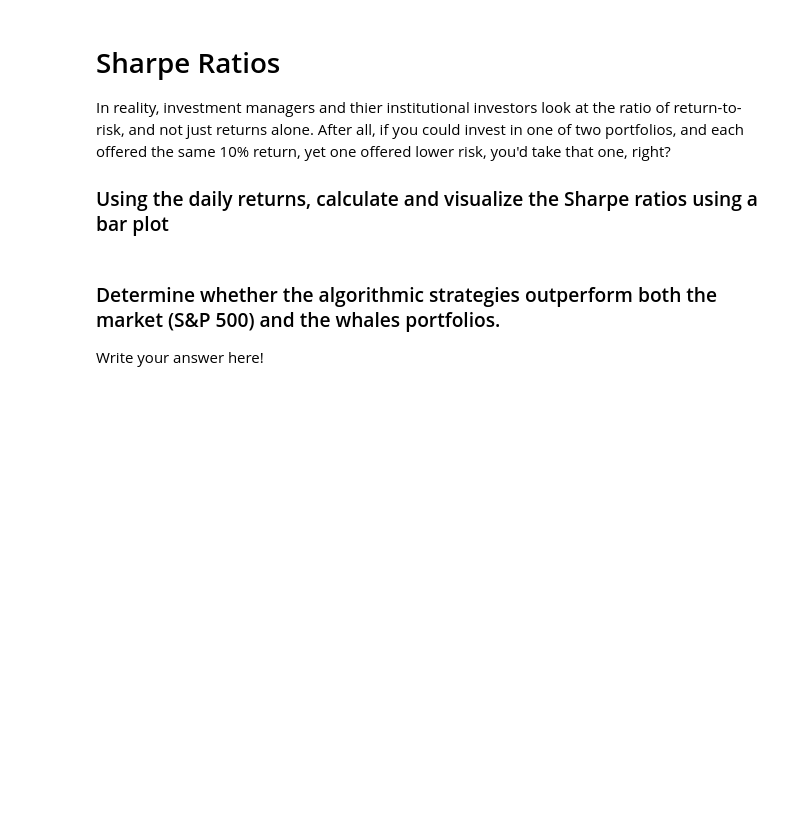
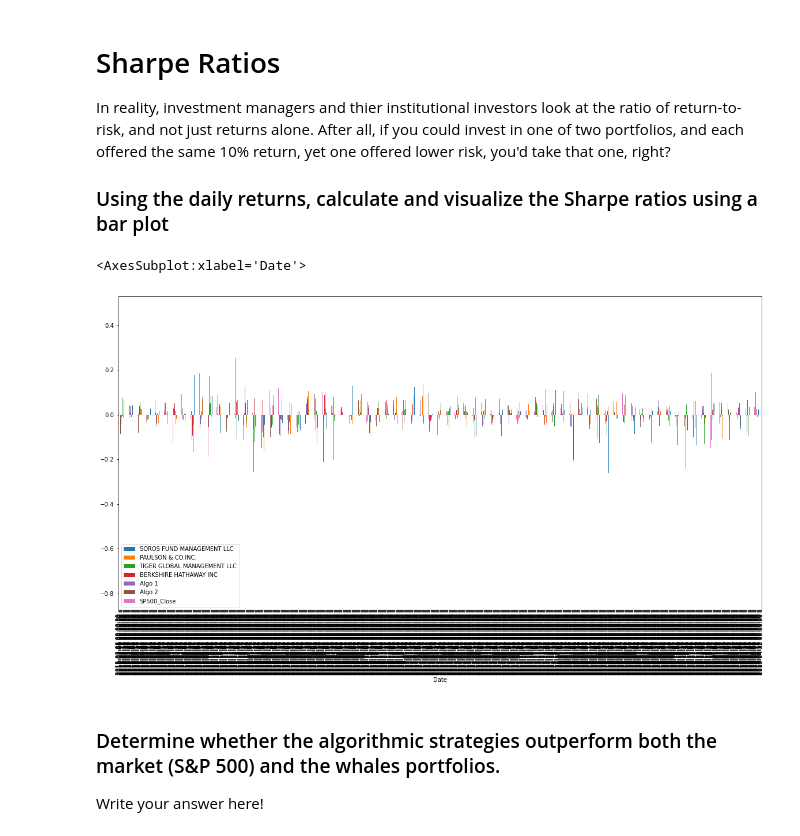
Before and after one commit to aquad789/HW3, a Jupyter notebook: whale_analysis_new.ipynb, the cells around one changed output. Saved outputs shown, nothing was run; the diff lists cells and outputs as text; code cells hidden in the pictures; blank space fills up the shorter version.

```diff
--- a/whale_analysis_new.ipynb
+++ b/whale_analysis_new.ipynb
@@ -236,8 +347,13 @@ In reality, investment managers and thier institutional investors look at the ra
 ### Using the daily returns, calculate and visualize the Sharpe ratios using a bar plot
 # %%
 # Annualized Sharpe Ratios
+combined_portfolio_sharpe = ((combined_daily_returns - 0)/ annualized_stdev)
 # %%
 # Visualize the sharpe ratios as a bar plot
+combined_portfolio_sharpe.plot(figsize=(20, 10), kind='bar')
+# %% [output]
+<AxesSubplot:xlabel='Date'>
+[figure, added]
 # %% [markdown]
 ### Determine whether the algorithmic strategies outperform both the market (S&P 500) and the whales portfolios.
 
```
Also changed, not shown: parts of 32 cells of this notebook, 4 other files.
